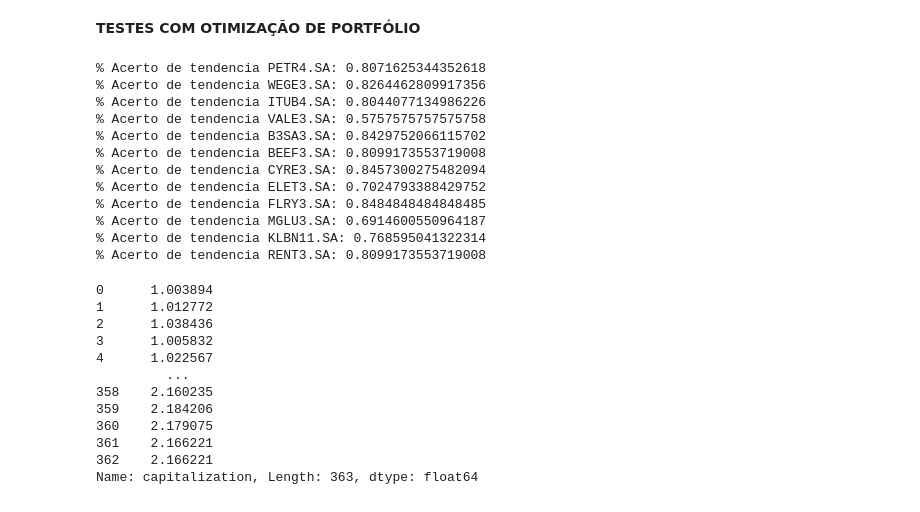
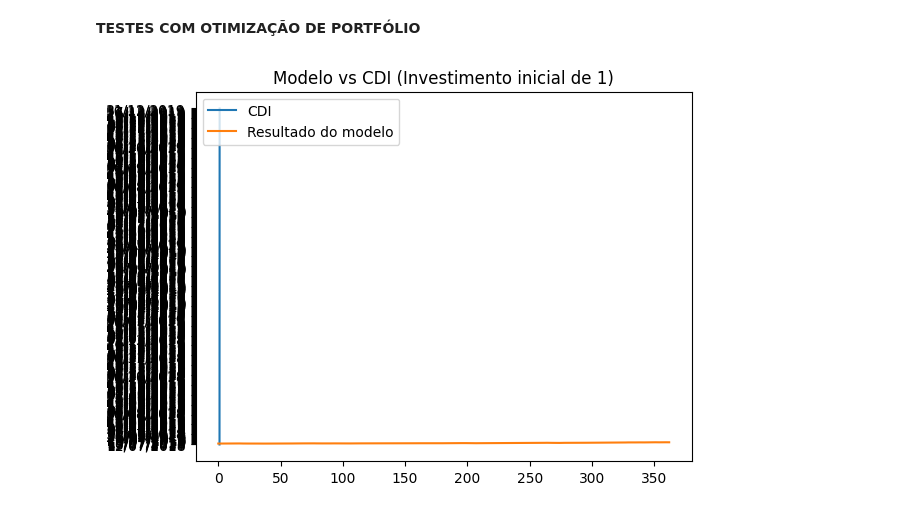
Before and after one commit to ehbats/tcc, a Jupyter notebook: twittator/data_analysis/technical_rf.ipynb, the cells around one changed output. Drawn from its saved outputs; the diff is of its cells as text; code cells hidden in the pictures.

Commit message:
Added benchmark comparison. Model seems to be performing too well to be true. Need to check if everything is ok with the return calculations and then add more benchmarks

```diff
--- a/twittator/data_analysis/technical_rf.ipynb
+++ b/twittator/data_analysis/technical_rf.ipynb
@@ -192,6 +192,7 @@ from portfolio_management.services.markowitz_optimizator import MarkowitzOptimiz
 from data_analysis.services import RandomForestsWrapper, StockPreprocessor
 import pandas as pd
 import numpy as np
+from datetime import datetime
 stocks = [
     'PETR4.SA',
     'WEGE3.SA',
@@ -240,26 +241,16 @@ for stock in stocks:
         if predictions[index] < 0 and test_target[index] < 0:
             direction_count += 1
 
-    print(f'% Acerto de tendencia {stock}: {direction_count/len(predictions)}')
+    # print(f'% Acerto de tendencia {stock}: {direction_count/len(predictions)}')
     actual_vs_predicted_df = pd.DataFrame(data)
     df_list.append(actual_vs_predicted_df)
     price_dfs.append(predicted_stock['price_data'])
     target_dfs.append(predicted_stock['target_data'])
+    start_test_date = predicted_stock['start_test_date']
+    end_test_date = datetime.strptime(end_date, '%Y-%m-%d')
+
     # print(f'{stock} final std')
     # print(np.sqrt(np.array(predicted_stock['price_data'].var() * 252)[0]))
-# %% [output]
-% Acerto de tendencia PETR4.SA: 0.8071625344352618
-% Acerto de tendencia WEGE3.SA: 0.8264462809917356
-% Acerto de tendencia ITUB4.SA: 0.8044077134986226
-% Acerto de tendencia VALE3.SA: 0.5757575757575758
-% Acerto de tendencia B3SA3.SA: 0.8429752066115702
-% Acerto de tendencia BEEF3.SA: 0.8099173553719008
-% Acerto de tendencia CYRE3.SA: 0.8457300275482094
-% Acerto de tendencia ELET3.SA: 0.7024793388429752
-% Acerto de tendencia FLRY3.SA: 0.8484848484848485
-% Acerto de tendencia MGLU3.SA: 0.6914600550964187
-% Acerto de tendencia KLBN11.SA: 0.768595041322314
-% Acerto de tendencia RENT3.SA: 0.8099173553719008
 # %%
 results = MarkowitzOptimizator().optimize(
     price_dfs=price_dfs,
@@ -270,17 +261,18 @@ results = MarkowitzOptimizator().optimize(
     periods=periods,
     initial_investment=initial_investment
 )
-print(results['capitalization'])
-# %% [output]
-0      1.003894
-1      1.012772
-2      1.038436
-3      1.005832
-4      1.022567
-         ...
-358    2.160235
-359    2.184206
-360    2.179075
-361    2.166221
-362    2.166221
-Name: capitalization, Length: 363, dtype: float64
+# %%
+from portfolio_management.services.benchmark import BenchmarkComparator
+benchmark_type = 'CDI'
+date_column = 'data'
+benchmark = BenchmarkComparator().get_benchmark_data(start_test_date, end_test_date, benchmark_type)
+# %%
+import matplotlib.pyplot as plt
+
+plt.plot(benchmark[date_column], benchmark['capitalization'], label=benchmark_type)
+plt.plot(results['capitalization'],label='Resultado do modelo')
+plt.legend(loc="upper left")
+plt.title(f'Modelo vs {benchmark_type} (Investimento inicial de {initial_investment})')
+plt.show()
+# %% [output]
+[figure, added]
```
Also changed, not shown: 3 other files.
